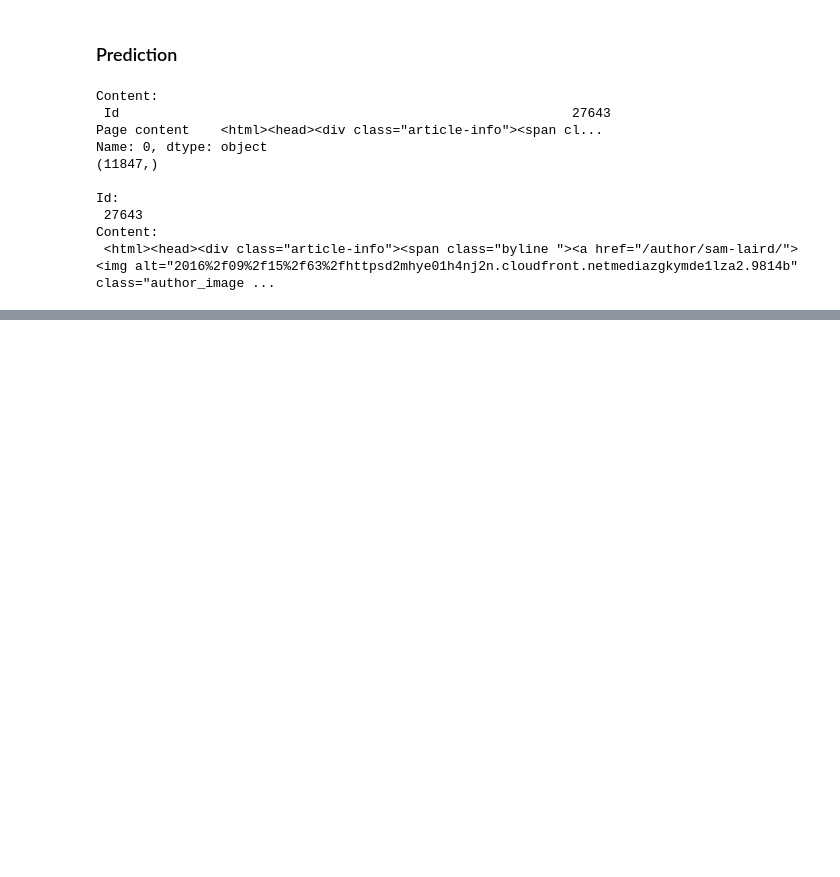
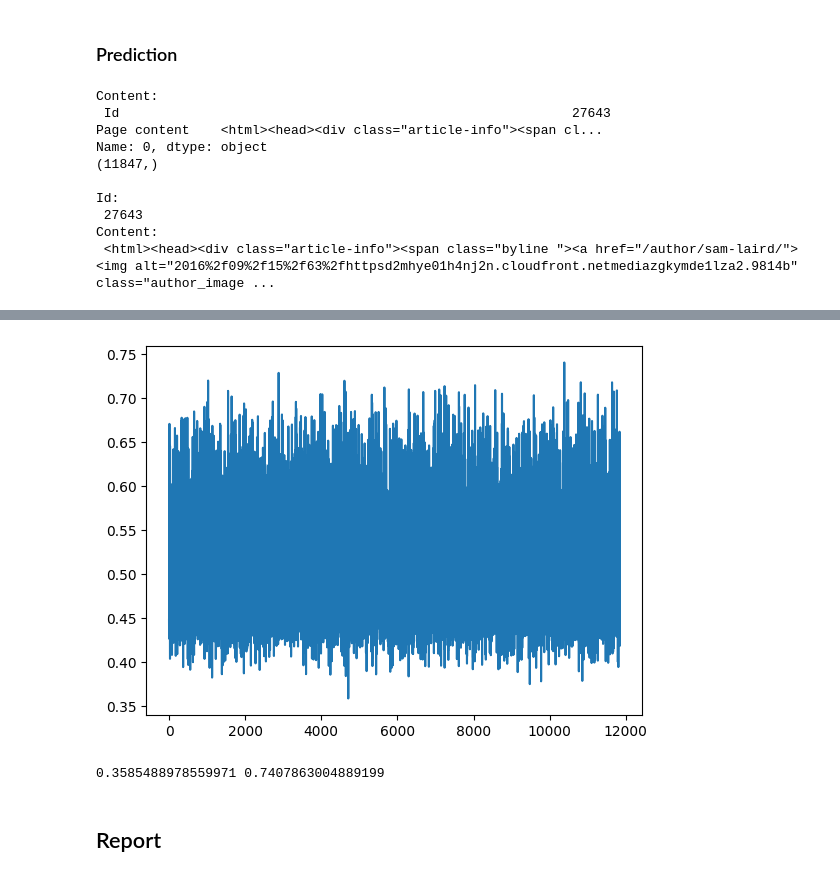
Before and after one commit to DLDaLao2/DeepLearningCups, a Jupyter notebook: Cup1/Cup1.ipynb, the cells around one changed output, grey strips where cells are left out. Cells and saved outputs as stored; diff of their text form; code cells hidden in the pictures; blank space fills up the shorter version.

```diff
--- a/Cup1/Cup1.ipynb
+++ b/Cup1/Cup1.ipynb
@@ -161,0 +94,14 @@ def tokenizer_stem_pos(text):
+# %%
+import nltk
+from nltk.corpus import stopwords
+from nltk.stem.porter import PorterStemmer
+from nltk.stem.snowball import EnglishStemmer
+from nltk.stem.lancaster import LancasterStemmer
+
+# nltk.download('stopwords')
+stop = stopwords.words('english')
+
+def tokenizer_stem_nostop(text):
+    stemmer = EnglishStemmer()
+    return [stemmer.stem(w) for w in re.split(r'\s+', text.strip()) \
+            if w not in stop and re.match('[a-zA-Z]+', w)]
@@ -538,16 +503,0 @@ for i in range(100):
-# %%
-import nltk
-from nltk.corpus import stopwords
-from nltk.stem.porter import PorterStemmer
-from nltk.stem.lancaster import LancasterStemmer
-
-# nltk.download('stopwords')
-stop = stopwords.words('english')
-
-def tokenizer_stem_nostop(text):
-    stemmer = LancasterStemmer()
-    return [stemmer.stem(w) for w in re.split(r'\s+', text.strip()) \
-            if w not in stop and re.match('[a-zA-Z]+', w)]
-
-for i in range(100):
-    print(tokenizer_stem_nostop(feature_selection(X[i])))
@@ -572,10 +749,2 @@ for i in range(100):
 # %% [markdown]
 ### TF-IDF
-# %%
-from sklearn.feature_extraction.text import TfidfVectorizer
-
-tfidf = TfidfVectorizer(ngram_range=(1,2),
-                        preprocessor=feature_selection,
-                        tokenizer=tokenizer_stem_nostop)
-
-tfidf.fit(X)
@@ -587,7 +752,7 @@ TfidfVectorizer(ngram_range=(1, 2),
 from sklearn.feature_extraction.text import TfidfVectorizer
 
 tfidf = TfidfVectorizer(ngram_range=(1,2),
-                        preprocessor=feature_selection,
+                        preprocessor=feature_selection_all,
                         tokenizer=tokenizer_stem_nostop)
 
 tfidf.fit(X)
@@ -1204,5 +1327,12 @@ output_dataframe.to_csv("./datasets/y_pred.csv", index=None)
 
 [11847 rows x 2 columns]
+# %%
+plt.plot(y_pred)
+plt.show()
+print(np.min(y_pred), np.max(y_pred))
+# %% [output]
+[figure, added]
+0.3585488978559971 0.7407863004889199
 # %%
 '''
           Id  Popularity
@@ -1220,3 +1350,5 @@ output_dataframe.to_csv("./datasets/y_pred.csv", index=None)
 
 [11847 rows x 2 columns]
 '''
+# %% [markdown]
+## Report
```
Also changed, not shown: parts of 83 cells of this notebook, 2 other files.
